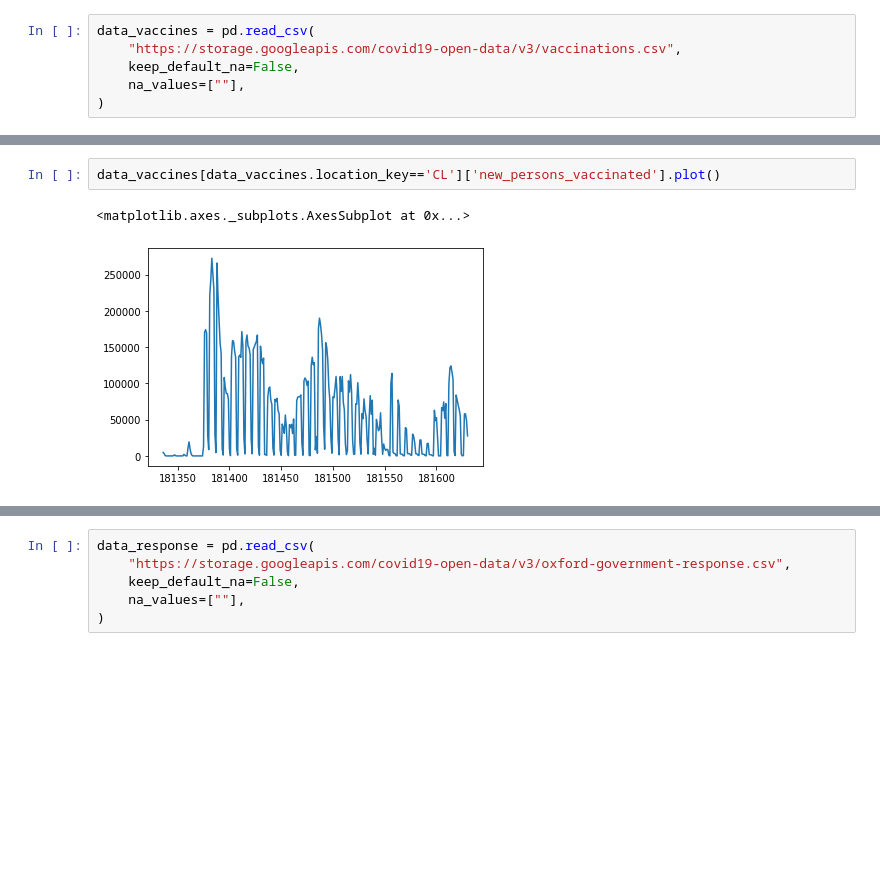
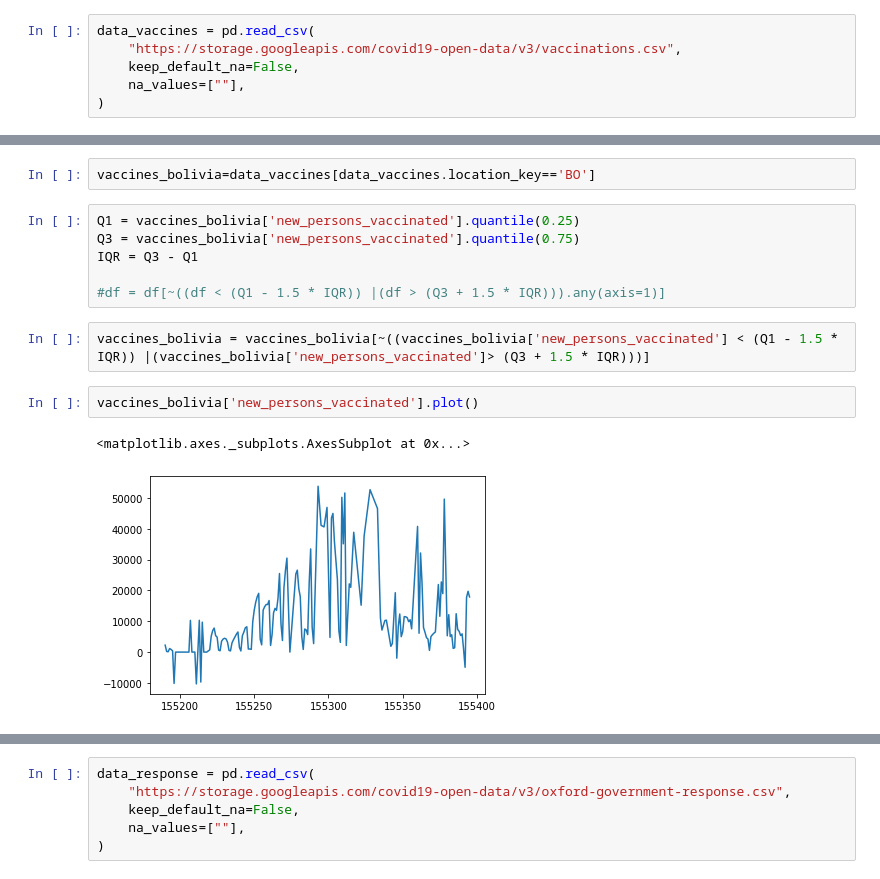
Before and after one commit to sherna90/mineria_datos, a Jupyter notebook: 3.-modelos_lineales.ipynb, the cells around one changed output, grey strips where cells are left out. Drawn from its saved outputs; the diff is of its cells as text; blank space fills up the shorter version.

```diff
--- a/3.-modelos_lineales.ipynb
+++ b/3.-modelos_lineales.ipynb
@@ -283,8 +290,18 @@ data_vaccines[data_vaccines.location_key=='CL'].describe().transpose()
 | cumulative_persons_fully_vaccinat... | 0.0 | NaN | NaN | NaN | NaN | NaN | NaN | NaN |
 | new_vaccine_doses_administered_ja... | 0.0 | NaN | NaN | NaN | NaN | NaN | NaN | NaN |
 | cumulative_vaccine_doses_administ... | 0.0 | NaN | NaN | NaN | NaN | NaN | NaN | NaN |
-# %%
-data_vaccines[data_vaccines.location_key=='CL']['new_persons_vaccinated'].plot()
-# %% [output]
-<matplotlib.axes._subplots.AxesSubplot at 0x...>
-[figure, removed]
+# %%
+vaccines_bolivia=data_vaccines[data_vaccines.location_key=='BO']
+# %%
+Q1 = vaccines_bolivia['new_persons_vaccinated'].quantile(0.25)
+Q3 = vaccines_bolivia['new_persons_vaccinated'].quantile(0.75)
+IQR = Q3 - Q1
+
+#df = df[~((df < (Q1 - 1.5 * IQR)) |(df > (Q3 + 1.5 * IQR))).any(axis=1)]
+# %%
+vaccines_bolivia = vaccines_bolivia[~((vaccines_bolivia['new_persons_vaccinated'] < (Q1 - 1.5 * IQR)) |(vaccines_bolivia['new_persons_vaccinated']> (Q3 + 1.5 * IQR)))]
+# %%
+vaccines_bolivia['new_persons_vaccinated'].plot()
+# %% [output]
+<matplotlib.axes._subplots.AxesSubplot at 0x...>
+[figure, added]
```
Also changed, not shown: parts of 62 cells of this notebook.
